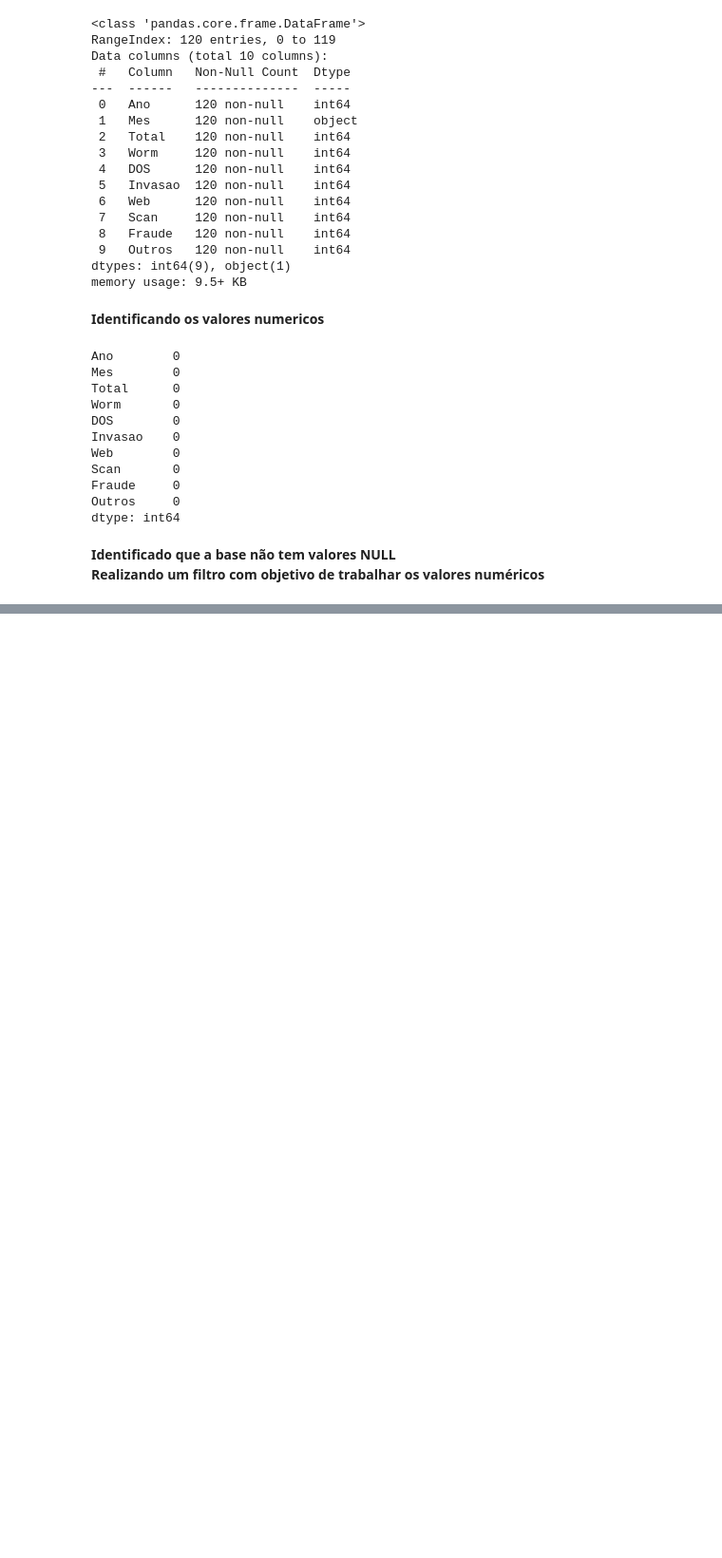
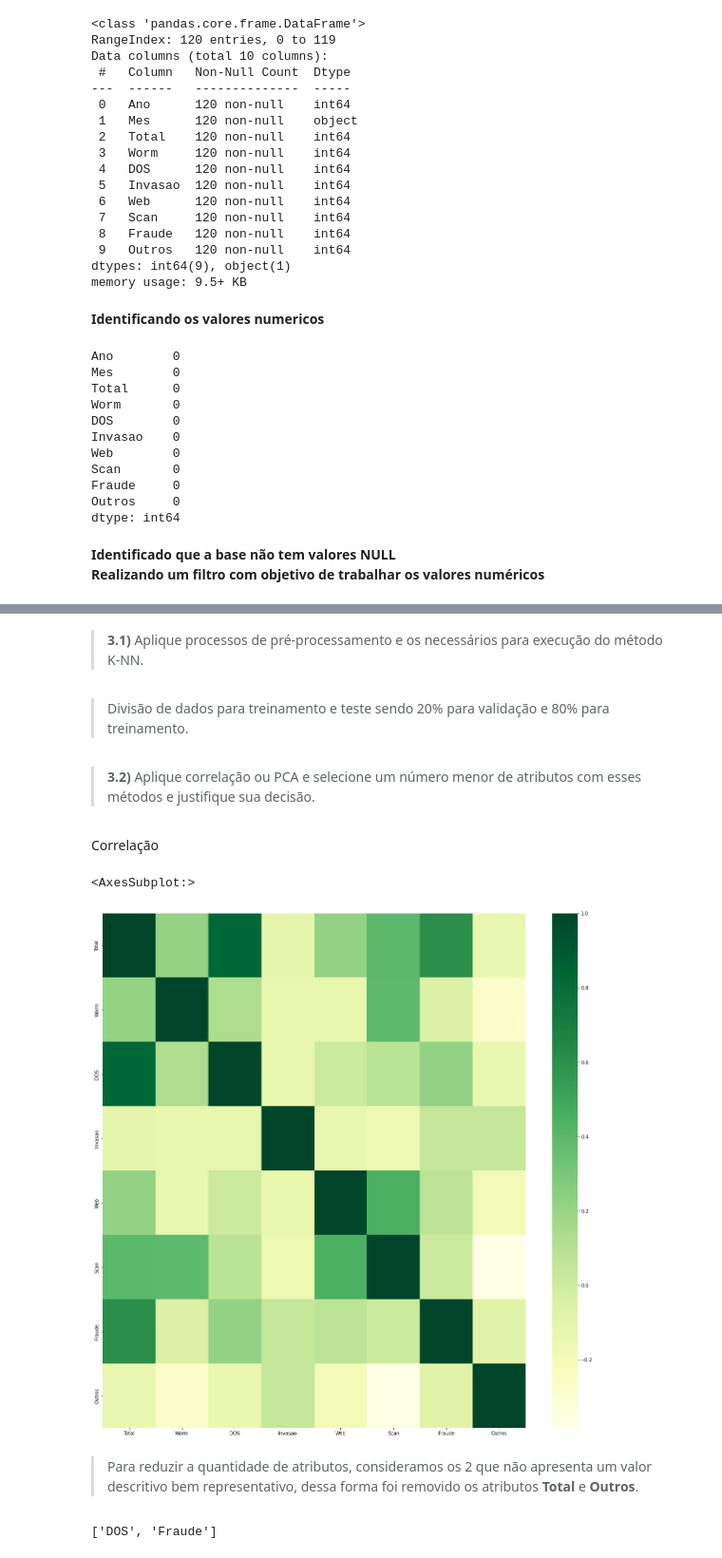
Before and after one commit to b8run/IA_IncSeguBR, a Jupyter notebook: P1_IA_Thais_G.ipynb, the cells around one changed output, grey strips where cells are left out. Shown at 95% size. Cells and saved outputs as stored; diff of their text form; code cells hidden in the pictures; blank space fills up the shorter version.

```diff
--- a/P1_IA_Thais_G.ipynb
+++ b/P1_IA_Thais_G.ipynb
@@ -88,3 +107,7 @@ dtype: int64
 # %% [markdown]
 **Identificado que a base não tem valores NULL** <br>
 **Realizando um filtro com objetivo de trabalhar os valores numéricos**
+# %%
+DATA_AUX = DATA.copy()
+DATA_AUX = DATA_AUX.drop(["Mes","Ano"],axis=1)
+DATA_AUX.describe()
@@ -90,0 +124,2 @@ dtype: int64
+# %% [markdown]
+>**3.1)** Aplique processos de pré-processamento e os necessários para execução do método K-NN.
@@ -90,0 +134,2 @@ dtype: int64
+# %% [markdown]
+> Divisão de dados para treinamento e teste sendo 20% para validação e 80% para treinamento.
@@ -90,0 +138,13 @@ dtype: int64
+# %% [markdown]
+>**3.2)** Aplique correlação ou PCA e selecione um número menor de atributos com esses métodos e justifique sua decisão.
+# %% [markdown]
+Correlação
+# %%
+plt.figure(figsize = (20, 20))
+
+sns.heatmap(DATA_AUX.corr(), cmap = "YlGn")
+# %% [output]
+<AxesSubplot:>
+[figure, added]
+# %% [markdown]
+>Para reduzir a quantidade de atributos, consideramos os 2 que não apresenta um valor descritivo bem representativo, dessa forma foi removido os atributos **Total** e **Outros**.
@@ -90,0 +155,4 @@ dtype: int64
+# %%
+to_drop
+# %% [output]
+['DOS', 'Fraude']
```
Also changed, not shown: parts of 55 cells of this notebook.
